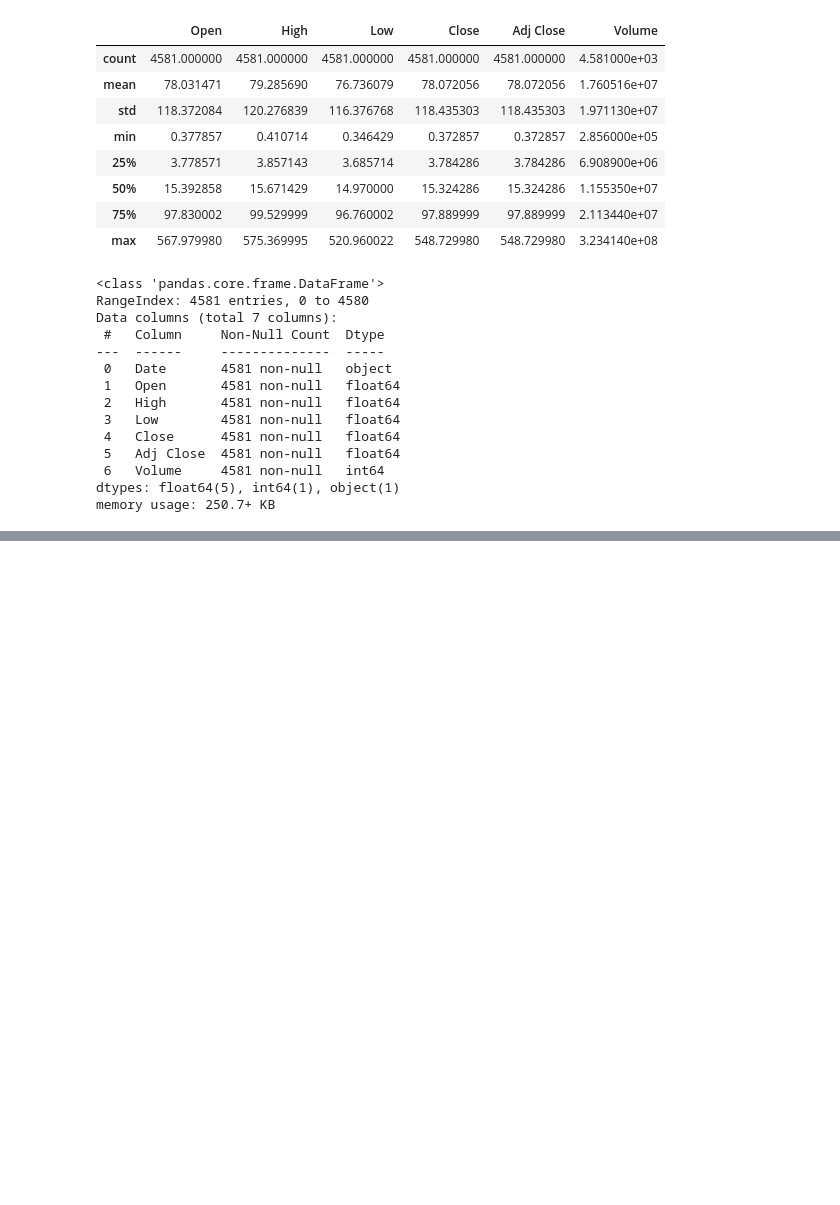
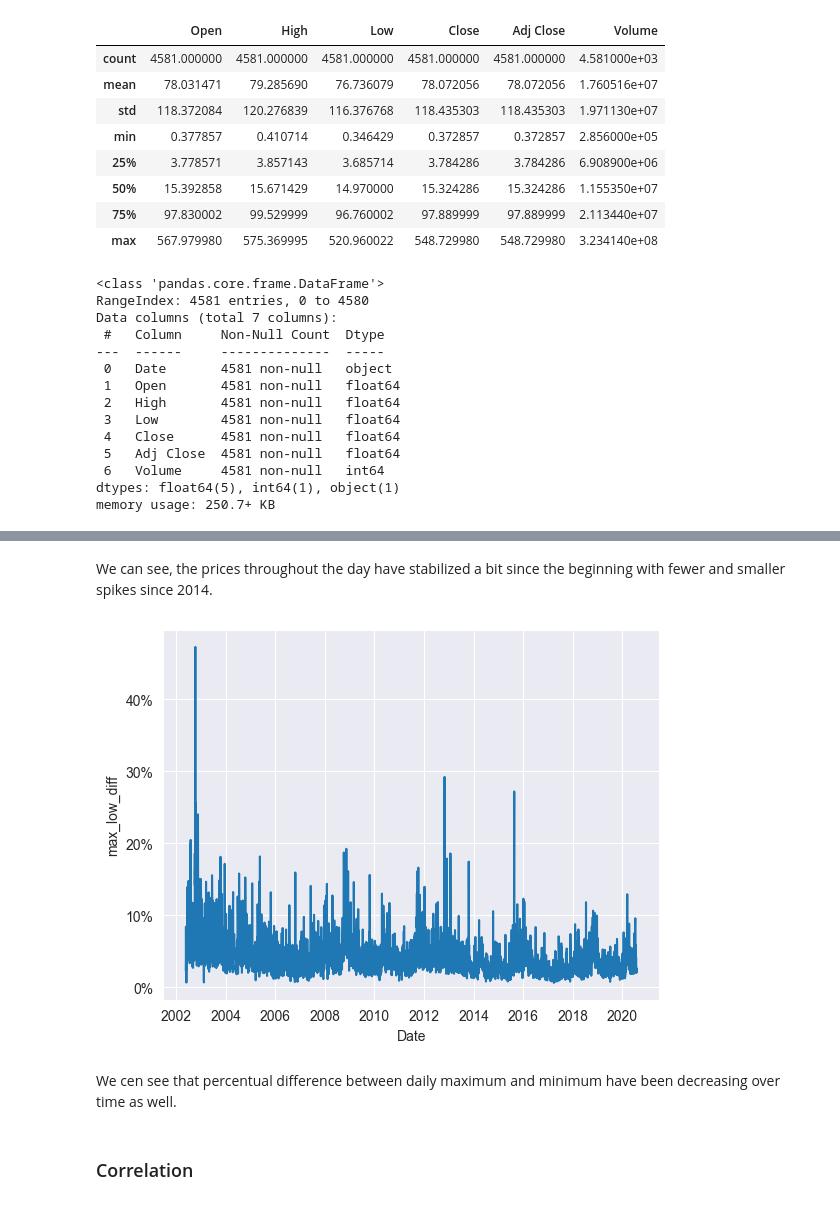
Before and after one commit to MartinH2k3/IAUProject, a Jupyter notebook: forecastM.ipynb, the cells around one changed output, grey strips where cells are left out. Saved outputs shown, nothing was run; the diff lists cells and outputs as text; code cells hidden in the pictures; blank space fills up the shorter version.

```diff
--- a/forecastM.ipynb
+++ b/forecastM.ipynb
@@ -66,0 +145,11 @@ memory usage: 250.7+ KB
+# %% [markdown]
+We can see, the prices throughout the day have stabilized a bit since the beginning with fewer and smaller spikes since 2014.
+# %%
+nflx_stock["max_low_diff"] = (nflx_stock["High"] - nflx_stock["Low"]) / nflx_stock["Open"]
+sns.lineplot(data=nflx_stock, x=nflx_stock["Date"], y=nflx_stock["max_low_diff"])
+plt.gca().yaxis.set_major_formatter(mtick.PercentFormatter(xmax=1))
+plt.show()
+# %% [output]
+[figure, added]
+# %% [markdown]
+We cen see that percentual difference between daily maximum and minimum have been decreasing over time as well.
@@ -66,0 +158,2 @@ memory usage: 250.7+ KB
+# %% [markdown]
+### Correlation
```
Also changed, not shown: parts of 48 cells of this notebook.
